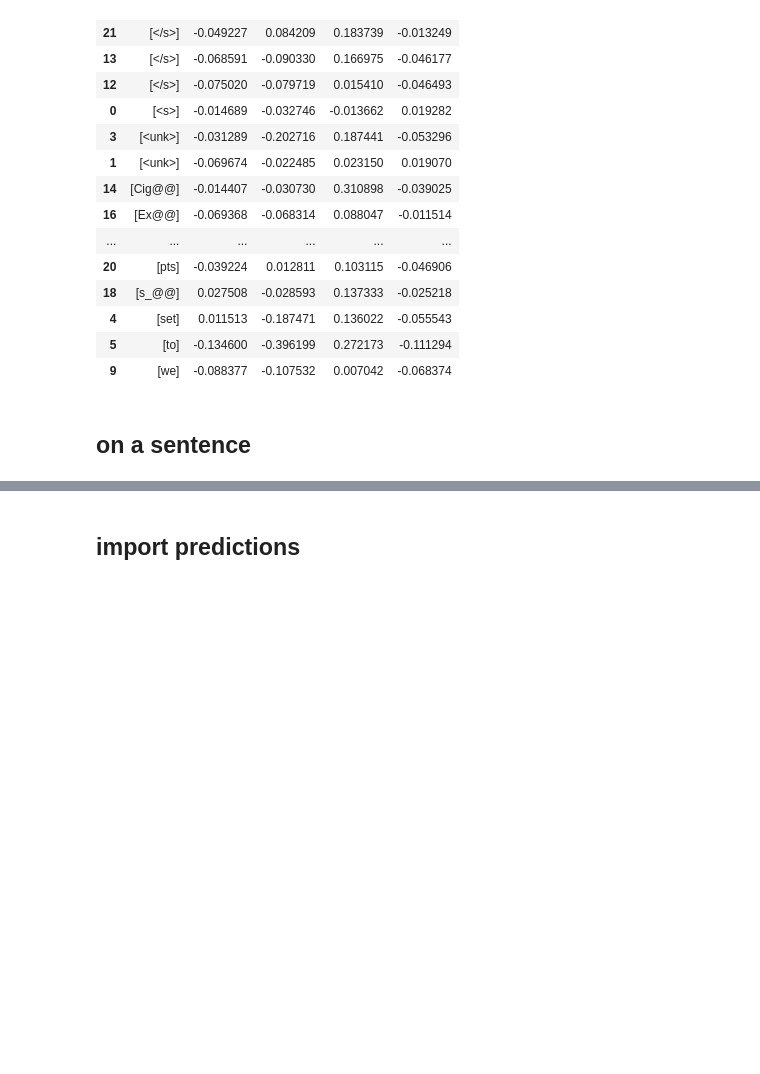
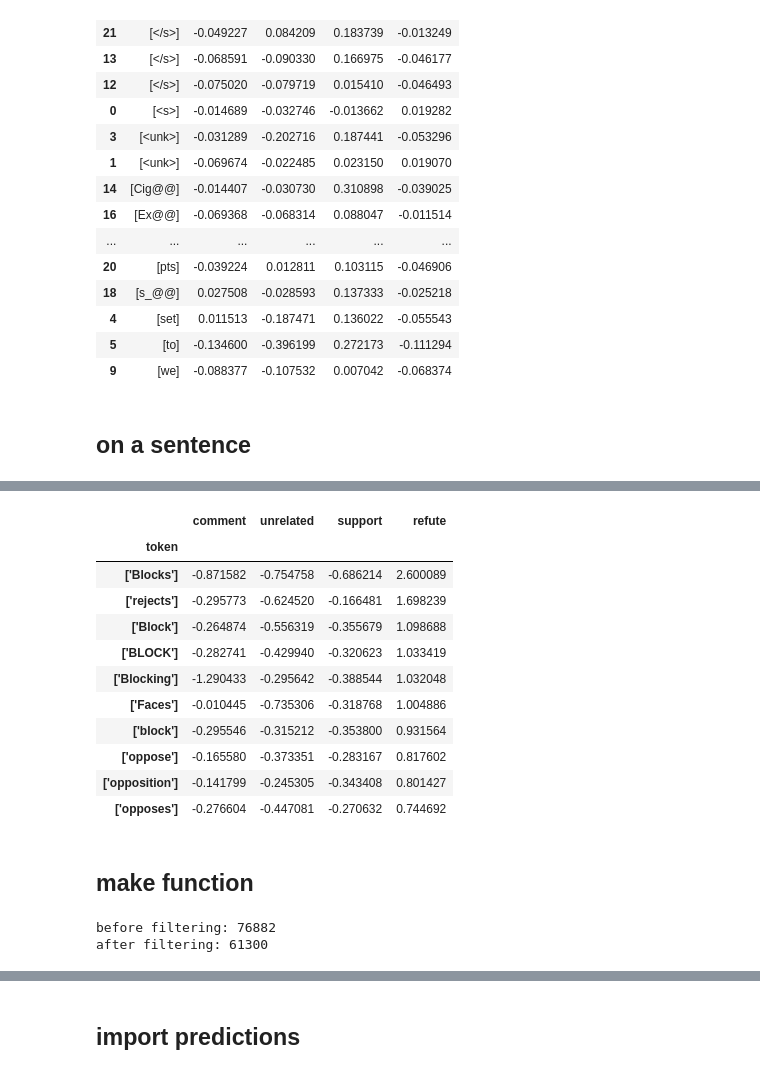
Before and after one commit to mangalm96/explainablenlp-info259, a Jupyter notebook: interpret_shap_analysis.ipynb, the cells around one changed output, grey strips where cells are left out. Cells and saved outputs as stored; diff of their text form; code cells hidden in the pictures; blank space fills up the shorter version.

```diff
--- a/interpret_shap_analysis.ipynb
+++ b/interpret_shap_analysis.ipynb
@@ -178,0 +202,18 @@ shap_CI_ESRX_notarget.groupby('token').agg('mean')
+# %%
+# top 10 - comment stance
+groupby_df.sort_values("refute",ascending=False).head(10)
+# %% [output]
+|  | comment | unrelated | support | refute |
+| token |  |  |  |  |
+| ['Blocks'] | -0.871582 | -0.754758 | -0.686214 | 2.600089 |
+| ['rejects'] | -0.295773 | -0.624520 | -0.166481 | 1.698239 |
+| ['Block'] | -0.264874 | -0.556319 | -0.355679 | 1.098688 |
+| ['BLOCK'] | -0.282741 | -0.429940 | -0.320623 | 1.033419 |
+| ['Blocking'] | -1.290433 | -0.295642 | -0.388544 | 1.032048 |
+| ['Faces'] | -0.010445 | -0.735306 | -0.318768 | 1.004886 |
+| ['block'] | -0.295546 | -0.315212 | -0.353800 | 0.931564 |
+| ['oppose'] | -0.165580 | -0.373351 | -0.283167 | 0.817602 |
+| ['opposition'] | -0.141799 | -0.245305 | -0.343408 | 0.801427 |
+| ['opposes'] | -0.276604 | -0.447081 | -0.270632 | 0.744692 |
+# %% [markdown]
+## make function
@@ -178,0 +236,22 @@ shap_CI_ESRX_notarget.groupby('token').agg('mean')
+# %%
+CI_ESRX_target = "/content/gdrive/MyDrive/NLP Stance Detection/xai_atanasova/WTWT/CI_ESRX_target/model_output_shap"
+
+data_import = generate_shap_df(CI_ESRX_target)
+
+# convert to string (bcz presently showing up as a list)
+data_import['token'] = data_import['token'].astype(str)
+
+# remove rows from df with the selected tokens
+removed_tokens = ["['Cig@@']"	, "['na']"  ,"['Ex@@']",		"['pres@@']",		"['s_@@']",		"['Scri@@']",	"['pts']"]
+print("before filtering:",len(data_import))
+data_import_filt = data_import[~(data_import['token'] .isin(removed_tokens))]
+print("after filtering:",len(data_import_filt))
+
+# rename cols
+data_import_filt = data_import_filt.rename(columns = {"0":"comment","1":"unrelated","2":"support","3":"refute"})
+
+# group by token and sum for each column
+groupby_df = data_import_filt.groupby('token').agg('mean')
+# %% [output]
+before filtering: 76882
+after filtering: 61300
```
Also changed, not shown: parts of 22 cells of this notebook.
